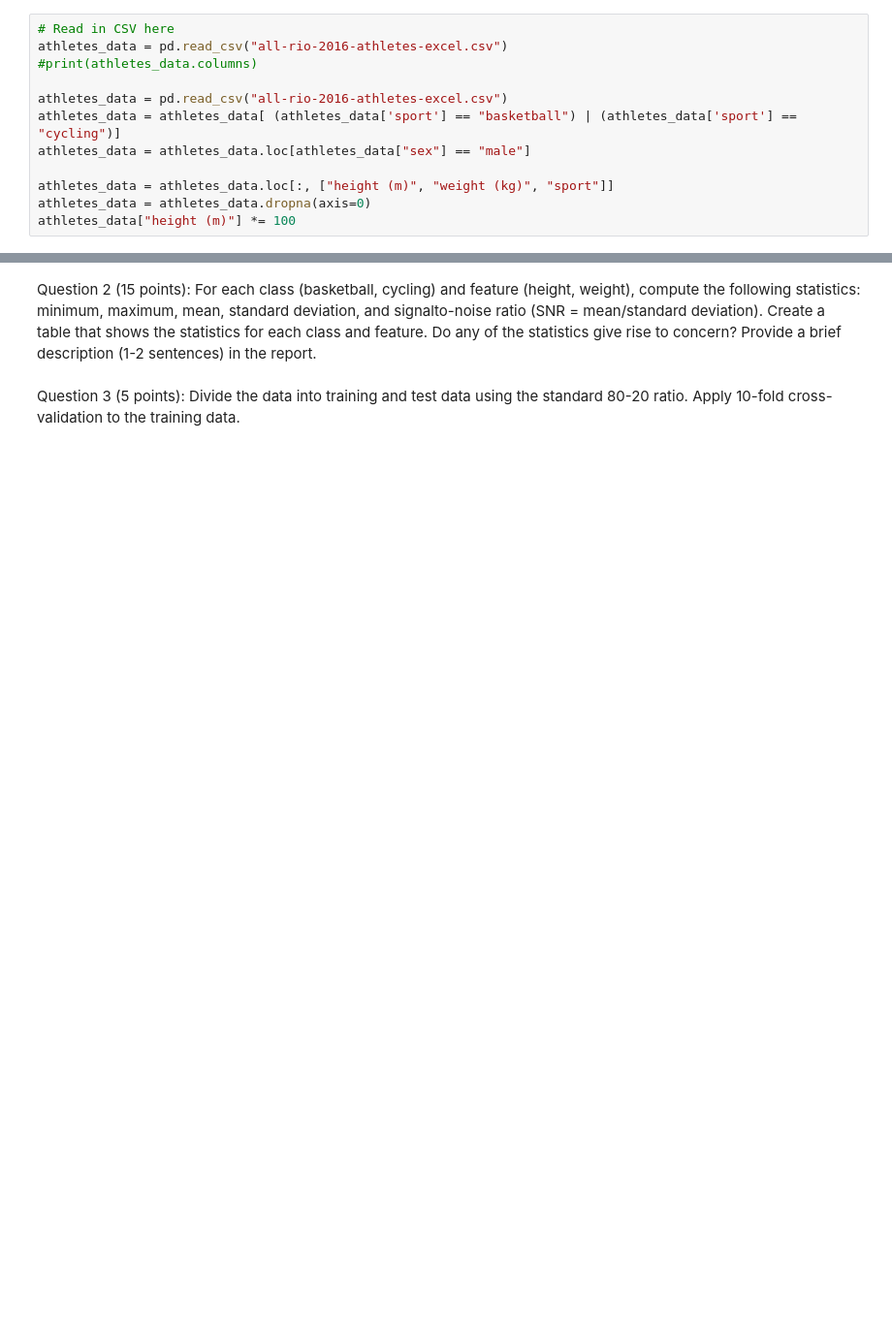
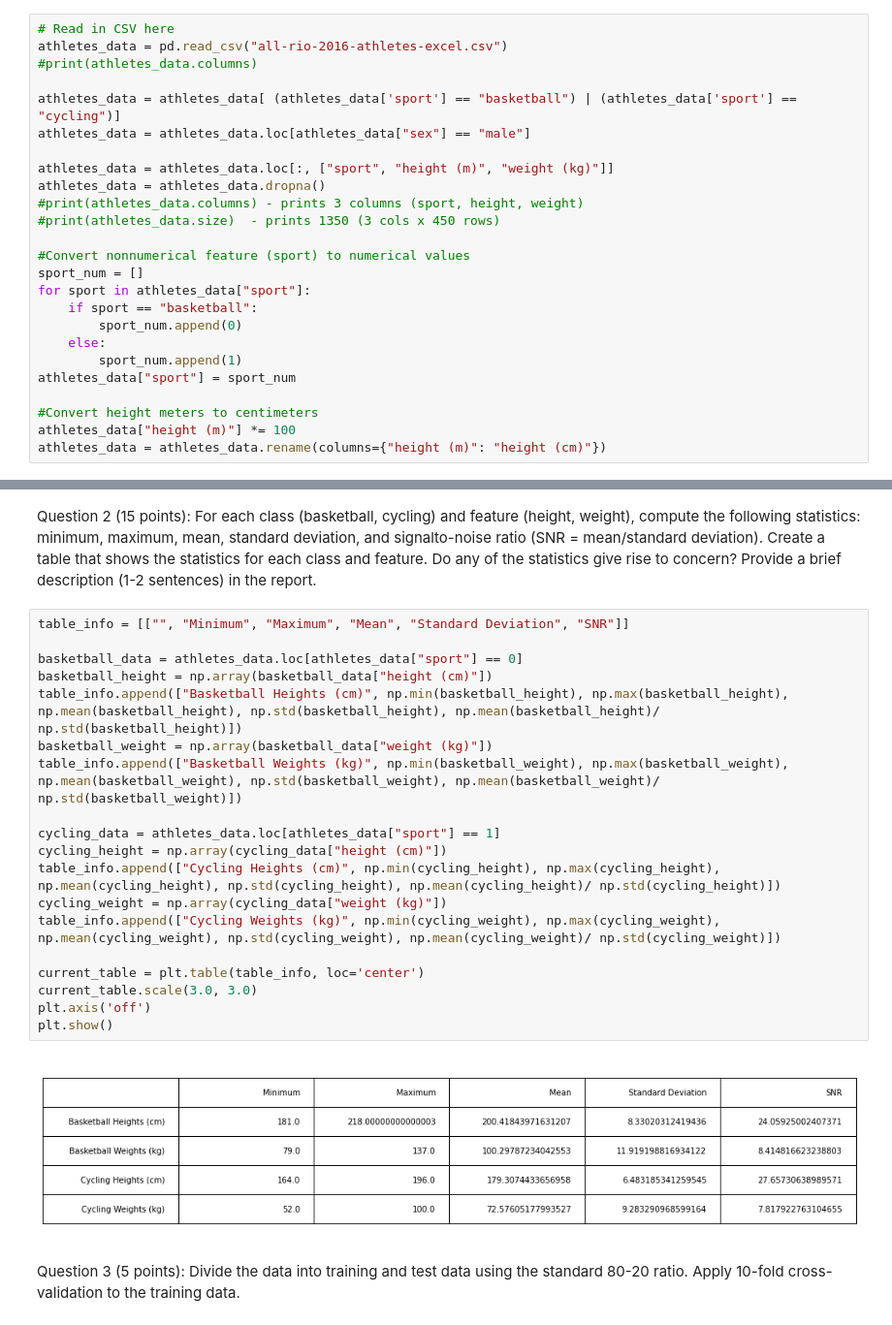
Before and after one commit to sarhuang/cosc425, a Jupyter notebook: Lab2/lab2.ipynb, the cells around one changed output, grey strips where cells are left out. Shown at 97% size. Saved outputs shown, nothing was run; the diff lists cells and outputs as text; blank space fills up the shorter version.

```diff
--- a/Lab2/lab2.ipynb
+++ b/Lab2/lab2.ipynb
@@ -18,10 +20,23 @@ a good idea to use the data in centimeters rather than meters for k-nearest neig
 athletes_data = pd.read_csv("all-rio-2016-athletes-excel.csv")
 #print(athletes_data.columns)
 
-athletes_data = pd.read_csv("all-rio-2016-athletes-excel.csv")
 athletes_data = athletes_data[ (athletes_data['sport'] == "basketball") | (athletes_data['sport'] == "cycling")]
 athletes_data = athletes_data.loc[athletes_data["sex"] == "male"]
 
-athletes_data = athletes_data.loc[:, ["height (m)", "weight (kg)", "sport"]]
-athletes_data = athletes_data.dropna(axis=0)
+athletes_data = athletes_data.loc[:, ["sport", "height (m)", "weight (kg)"]]
+athletes_data = athletes_data.dropna()
+#print(athletes_data.columns) - prints 3 columns (sport, height, weight)
+#print(athletes_data.size)  - prints 1350 (3 cols x 450 rows)
+
+#Convert nonnumerical feature (sport) to numerical values
+sport_num = []
+for sport in athletes_data["sport"]:
+    if sport == "basketball":
+        sport_num.append(0)
+    else:
+        sport_num.append(1)
+athletes_data["sport"] = sport_num
+
+#Convert height meters to centimeters
 athletes_data["height (m)"] *= 100
+athletes_data = athletes_data.rename(columns={"height (m)": "height (cm)"})
@@ -35,6 +45,27 @@ Question 2 (15 points): For each class (basketball, cycling) and feature (height
 compute the following statistics: minimum, maximum, mean, standard deviation, and signalto-noise ratio (SNR = mean/standard deviation). Create a table that shows the statistics
 for each class and feature. Do any of the statistics give rise to concern? Provide a brief
 description (1-2 sentences) in the report.
+# %%
+table_info = [["", "Minimum", "Maximum", "Mean", "Standard Deviation", "SNR"]]
+
+basketball_data = athletes_data.loc[athletes_data["sport"] == 0]
+basketball_height = np.array(basketball_data["height (cm)"])
+table_info.append(["Basketball Heights (cm)", np.min(basketball_height), np.max(basketball_height), np.mean(basketball_height), np.std(basketball_height), np.mean(basketball_height)/ np.std(basketball_height)])
+basketball_weight = np.array(basketball_data["weight (kg)"])
+table_info.append(["Basketball Weights (kg)", np.min(basketball_weight), np.max(basketball_weight), np.mean(basketball_weight), np.std(basketball_weight), np.mean(basketball_weight)/ np.std(basketball_weight)])
+
+cycling_data = athletes_data.loc[athletes_data["sport"] == 1]
+cycling_height = np.array(cycling_data["height (cm)"])
+table_info.append(["Cycling Heights (cm)", np.min(cycling_height), np.max(cycling_height), np.mean(cycling_height), np.std(cycling_height), np.mean(cycling_height)/ np.std(cycling_height)])
+cycling_weight = np.array(cycling_data["weight (kg)"])
+table_info.append(["Cycling Weights (kg)", np.min(cycling_weight), np.max(cycling_weight), np.mean(cycling_weight), np.std(cycling_weight), np.mean(cycling_weight)/ np.std(cycling_weight)])
+
+current_table = plt.table(table_info, loc='center')
+current_table.scale(3.0, 3.0)
+plt.axis('off')
+plt.show()
+# %% [output]
+[figure, added]
 # %% [markdown]
 Question 3 (5 points): Divide the data into training and test data using the standard 80-20
 ratio. Apply 10-fold cross-validation to the training data.
```
Also changed, not shown: parts of 4 cells of this notebook.
